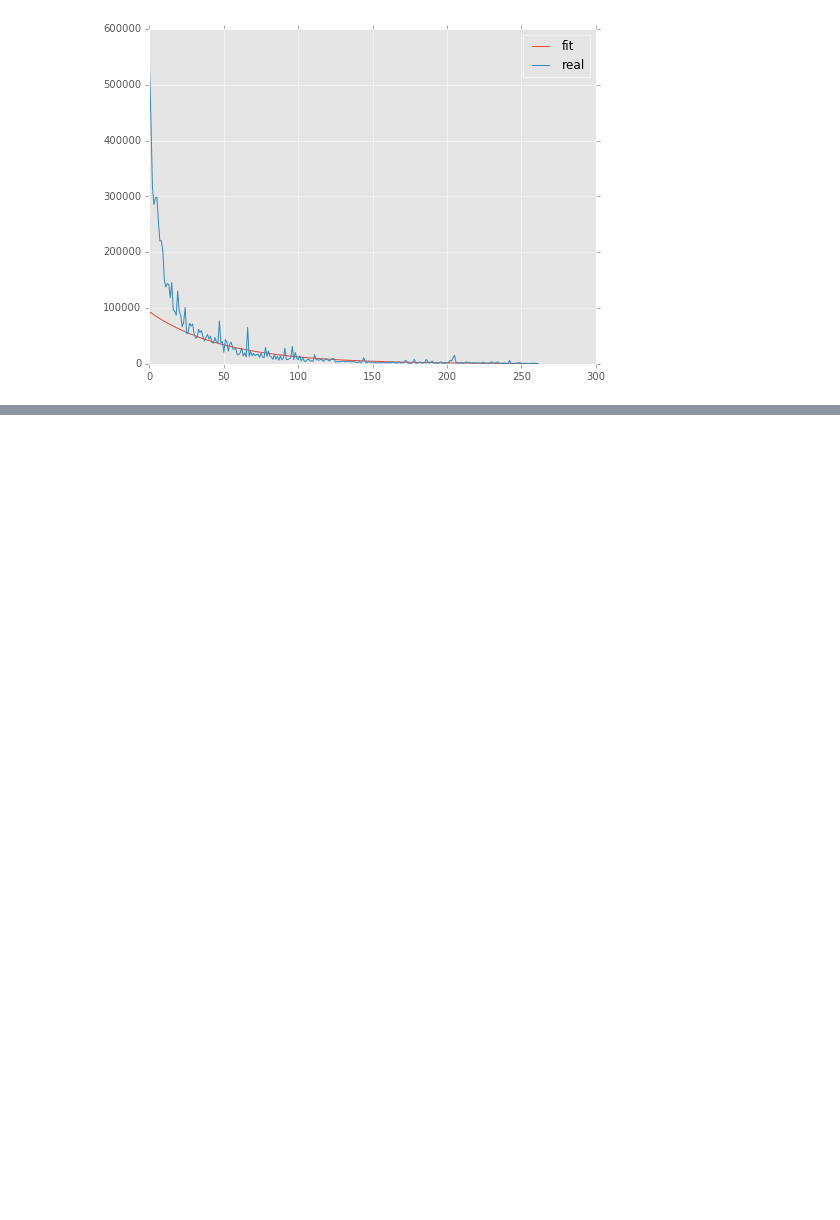
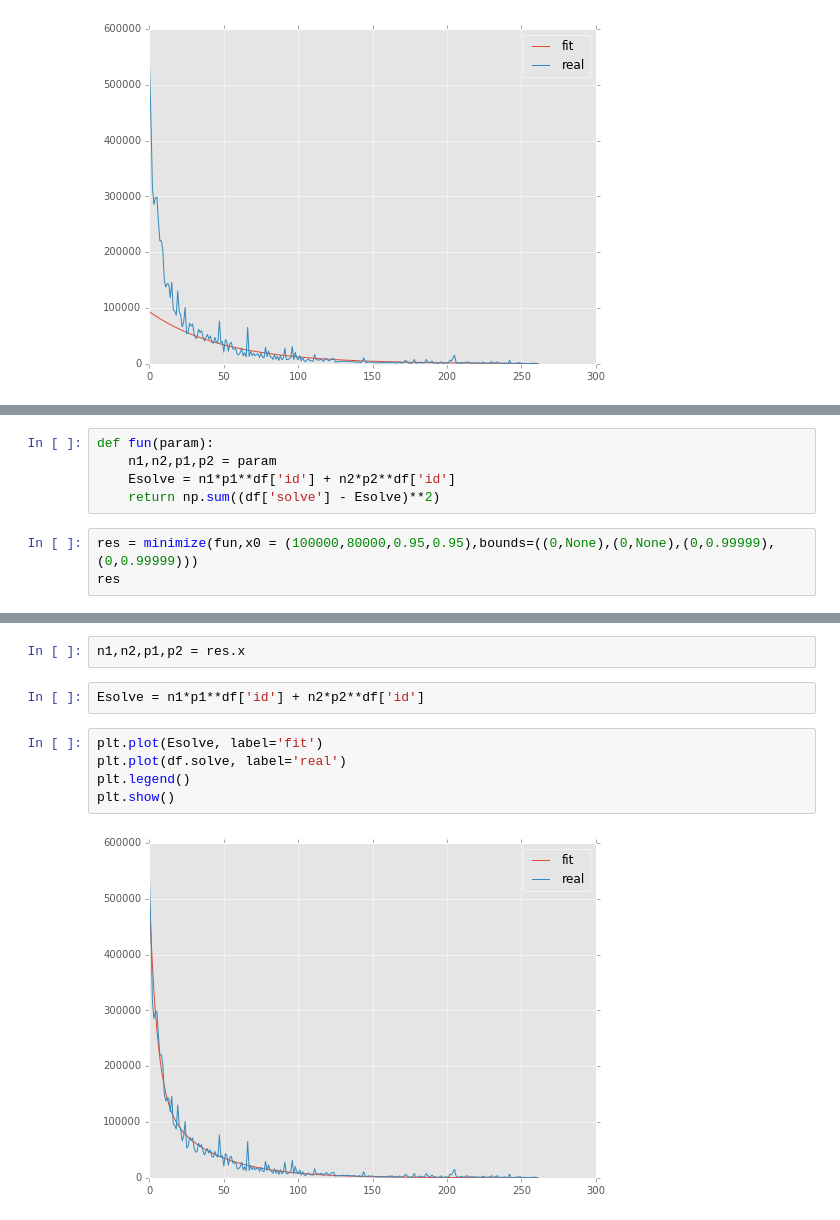
Before and after one commit to yiyuezhuo/euler, a Jupyter notebook: fitting.ipynb, the cells around one changed output, grey strips where cells are left out. Drawn from its saved outputs; the diff is of its cells as text; blank space fills up the shorter version.

```diff
--- a/fitting.ipynb
+++ b/fitting.ipynb
@@ -237,0 +470,8 @@ plt.show()
+# %%
+def fun(param):
+    n1,n2,p1,p2 = param
+    Esolve = n1*p1**df['id'] + n2*p2**df['id']
+    return np.sum((df['solve'] - Esolve)**2)
+# %%
+res = minimize(fun,x0 = (100000,80000,0.95,0.95),bounds=((0,None),(0,None),(0,0.99999),(0,0.99999)))
+res
@@ -237,0 +490,11 @@ plt.show()
+# %%
+n1,n2,p1,p2 = res.x
+# %%
+Esolve = n1*p1**df['id'] + n2*p2**df['id']
+# %%
+plt.plot(Esolve, label='fit')
+plt.plot(df.solve, label='real')
+plt.legend()
+plt.show()
+# %% [output]
+[figure, added]
```
Also changed, not shown: parts of 96 cells of this notebook, 1 other file.
